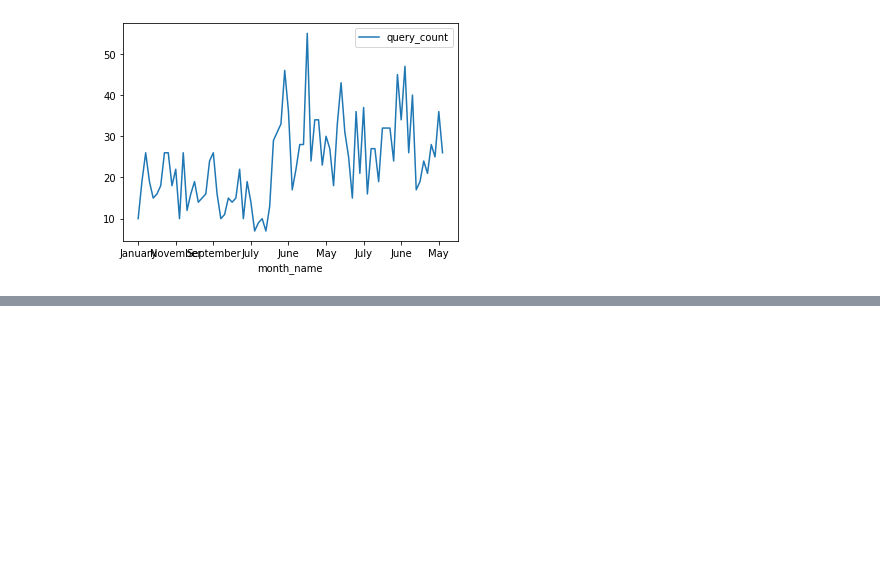
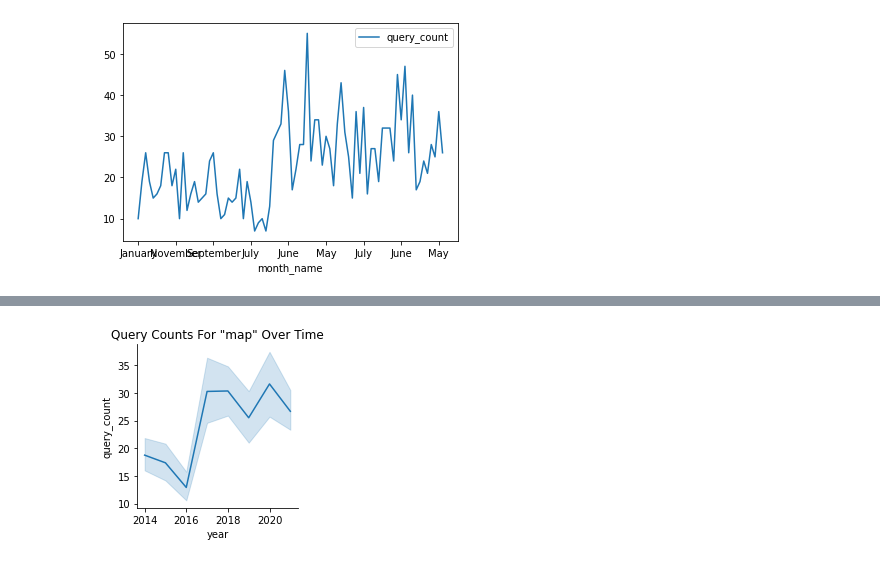
Before and after one commit to NSS-Data-Analytics-Cohort-6/socrata-api-kmgarrett1, a Jupyter notebook: notebook/api_notebook.ipynb, the cells around one changed output, grey strips where cells are left out. Saved outputs shown, nothing was run; the diff lists cells and outputs as text; code cells hidden in the pictures; blank space fills up the shorter version.

```diff
--- a/notebook/api_notebook.ipynb
+++ b/notebook/api_notebook.ipynb
@@ -266,0 +280,7 @@ plt.show();
+# %%
+g = sns.FacetGrid(df)
+g.map_dataframe(sns.lineplot,'year','query_count')
+plt.title('Query Counts For "map" Over Time')
+plt.show()
+# %% [output]
+[figure, added]
```
Also changed, not shown: parts of 4 cells of this notebook.
